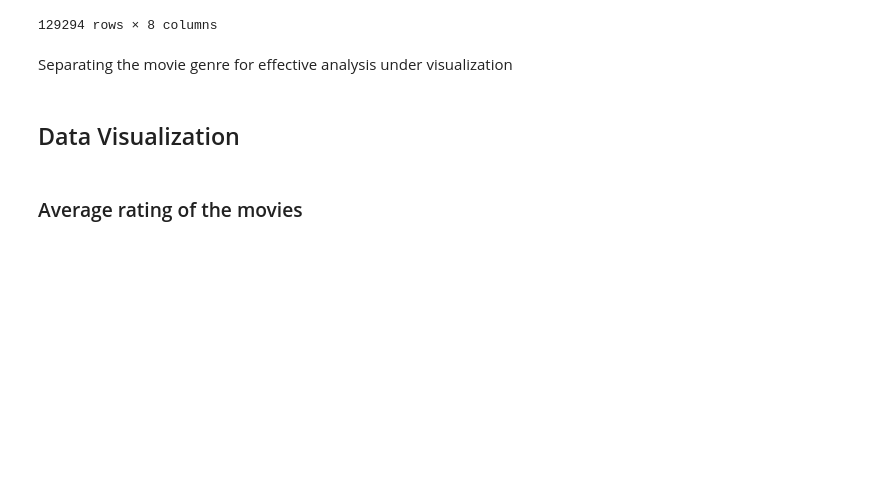
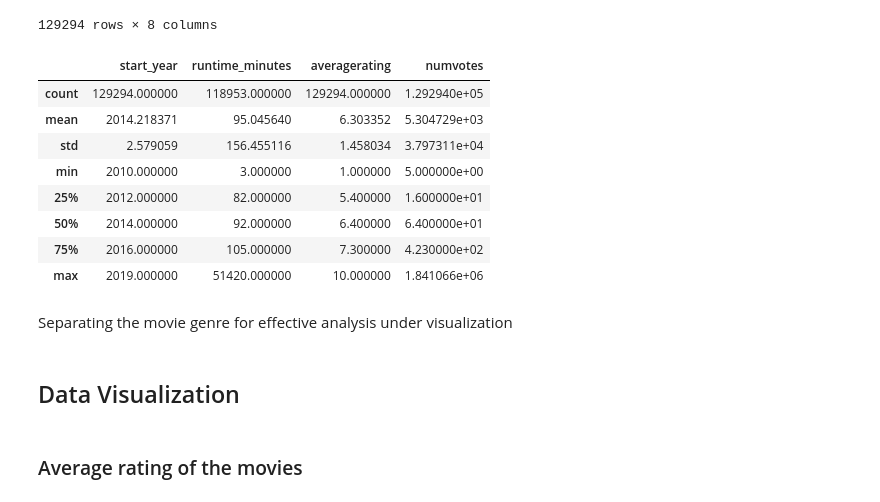
Before and after one commit to Owiti-Charles/Movie_Analysis, a Jupyter notebook: student.ipynb, the cells around one changed output. Saved outputs shown, nothing was run; the diff lists cells and outputs as text; code cells hidden in the pictures; blank space fills up the shorter version.

```diff
--- a/student.ipynb
+++ b/student.ipynb
@@ -207,6 +207,18 @@ genre_df
 | 73854 | tt9914942 | La vida sense la Sara Amat | La vida sense la Sara Amat | 2019 | NaN | unknown | 6.6 | ... |
 | 73855 | tt9916160 | Drømmeland | Drømmeland | 2019 | 72.0 | Documentary | 6.5 | ... |
 129294 rows × 8 columns
+# %%
+genre_df.describe()
+# %% [output]
+|  | start_year | runtime_minutes | averagerating | numvotes |
+| count | 129294.000000 | 118953.000000 | 129294.000000 | 1.292940e+05 |
+| mean | 2014.218371 | 95.045640 | 6.303352 | 5.304729e+03 |
+| std | 2.579059 | 156.455116 | 1.458034 | 3.797311e+04 |
+| min | 2010.000000 | 3.000000 | 1.000000 | 5.000000e+00 |
+| 25% | 2012.000000 | 82.000000 | 5.400000 | 1.600000e+01 |
+| 50% | 2014.000000 | 92.000000 | 6.400000 | 6.400000e+01 |
+| 75% | 2016.000000 | 105.000000 | 7.300000 | 4.230000e+02 |
+| max | 2019.000000 | 51420.000000 | 10.000000 | 1.841066e+06 |
 # %% [markdown]
 Separating the movie genre for effective analysis under visualization
 # %% [markdown]
```
Also changed, not shown: parts of 14 cells of this notebook.
